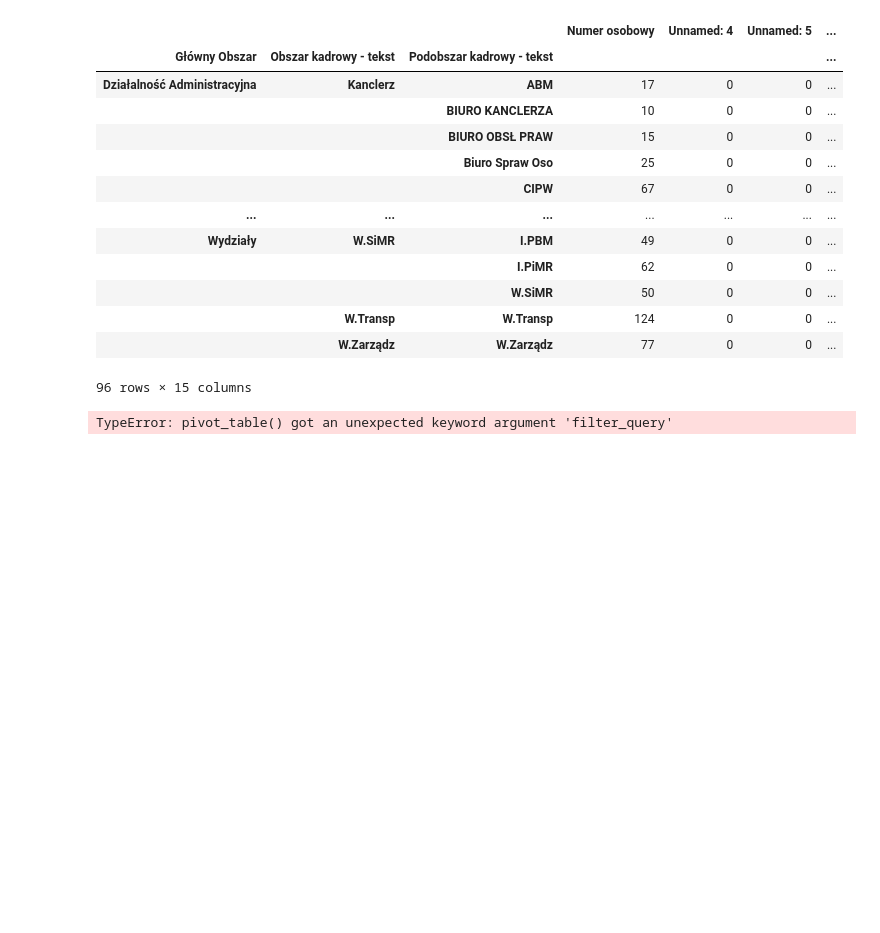
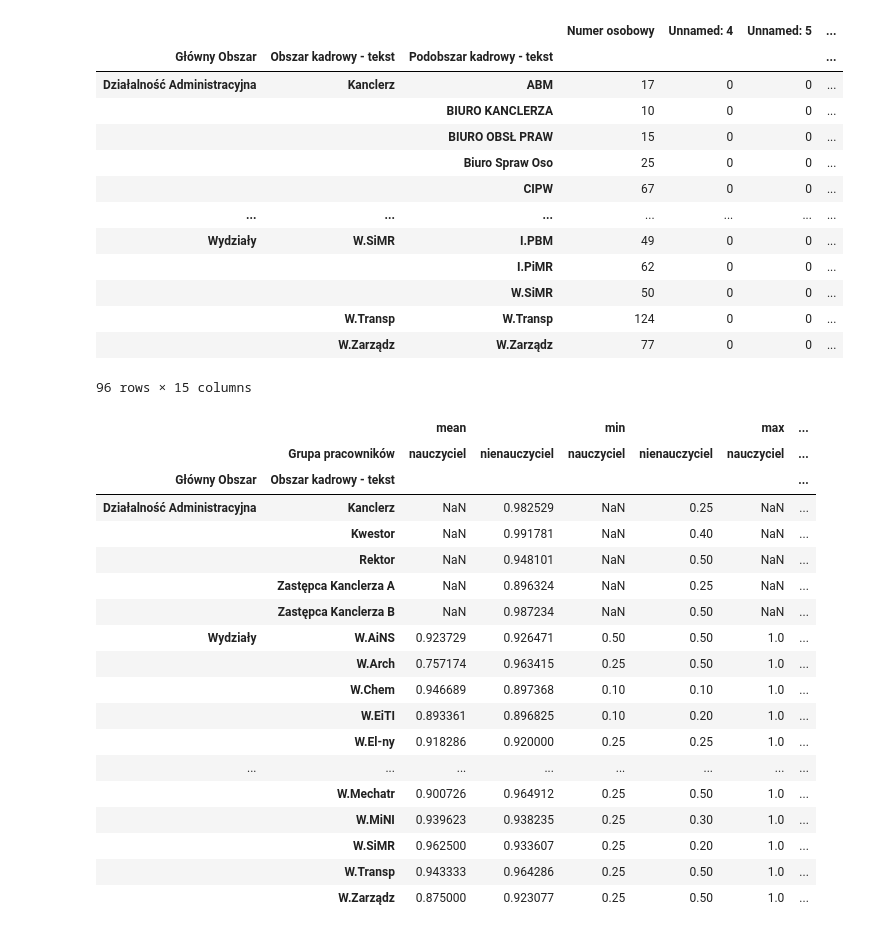
Before and after one commit to G-P-Rod/HRDataViz, a Jupyter notebook: notebooks/main.ipynb, the cells around one changed output. Saved outputs shown, nothing was run; the diff lists cells and outputs as text; code cells hidden in the pictures; blank space fills up the shorter version.

```diff
--- a/notebooks/main.ipynb
+++ b/notebooks/main.ipynb
@@ -55,7 +64,25 @@ display(df_by_glowny_obszar)
 |  | W.Zarządz | W.Zarządz | 77 | 0 | 0 | ... |
 96 rows × 15 columns
 # %%
-df_pivot = df.pivot_table(values='Etat', index=['Główny Obszar', 'Obszar kadrowy - tekst'], columns='Grupa pracowników', aggfunc=['mean', 'min', 'max'], filter_query={'Główny Obszar':'Wydział'})
+df_pivot = df.pivot_table(values='Etat', index=['Główny Obszar', 'Obszar kadrowy - tekst'], columns='Grupa pracowników', aggfunc=['mean', 'min', 'max'])
 display(df_pivot)
 # %% [output]
-TypeError: pivot_table() got an unexpected keyword argument 'filter_query'
+|  |  | mean |  | min |  | max | ... |
+|  | Grupa pracowników | nauczyciel | nienauczyciel | nauczyciel | nienauczyciel | nauczyciel | ... |
+| Główny Obszar | Obszar kadrowy - tekst |  |  |  |  |  | ... |
+| Działalność Administracyjna | Kanclerz | NaN | 0.982529 | NaN | 0.25 | NaN | ... |
+|  | Kwestor | NaN | 0.991781 | NaN | 0.40 | NaN | ... |
+|  | Rektor | NaN | 0.948101 | NaN | 0.50 | NaN | ... |
+|  | Zastępca Kanclerza A | NaN | 0.896324 | NaN | 0.25 | NaN | ... |
+|  | Zastępca Kanclerza B | NaN | 0.987234 | NaN | 0.50 | NaN | ... |
+| Wydziały | W.AiNS | 0.923729 | 0.926471 | 0.50 | 0.50 | 1.0 | ... |
+|  | W.Arch | 0.757174 | 0.963415 | 0.25 | 0.50 | 1.0 | ... |
+|  | W.Chem | 0.946689 | 0.897368 | 0.10 | 0.10 | 1.0 | ... |
+|  | W.EiTI | 0.893361 | 0.896825 | 0.10 | 0.20 | 1.0 | ... |
+|  | W.El-ny | 0.918286 | 0.920000 | 0.25 | 0.25 | 1.0 | ... |
+| ... | ... | ... | ... | ... | ... | ... | ... |
+|  | W.Mechatr | 0.900726 | 0.964912 | 0.25 | 0.50 | 1.0 | ... |
+|  | W.MiNI | 0.939623 | 0.938235 | 0.25 | 0.30 | 1.0 | ... |
+|  | W.SiMR | 0.962500 | 0.933607 | 0.25 | 0.20 | 1.0 | ... |
+|  | W.Transp | 0.943333 | 0.964286 | 0.25 | 0.50 | 1.0 | ... |
+|  | W.Zarządz | 0.875000 | 0.923077 | 0.25 | 0.50 | 1.0 | ... |
```
Also changed, not shown: parts of 3 cells of this notebook, 4 other files.
